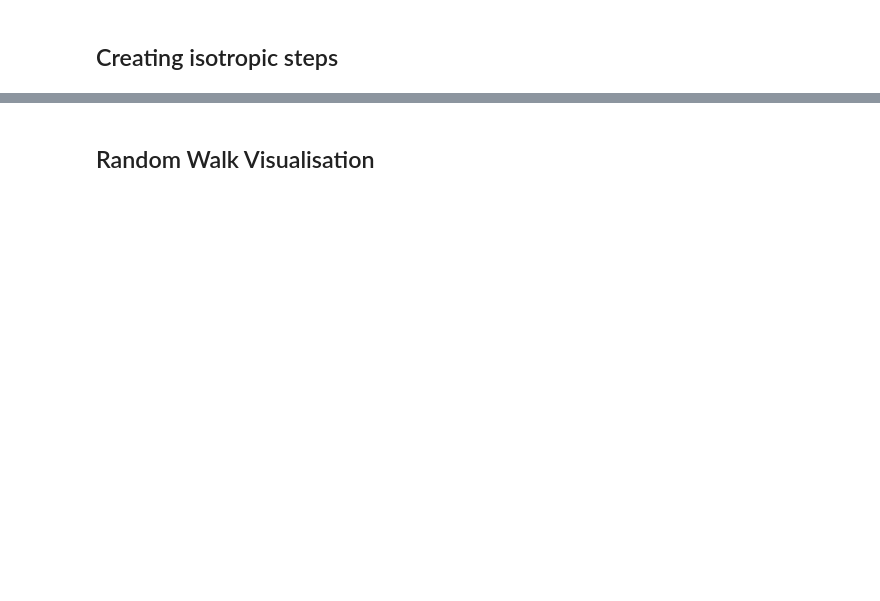
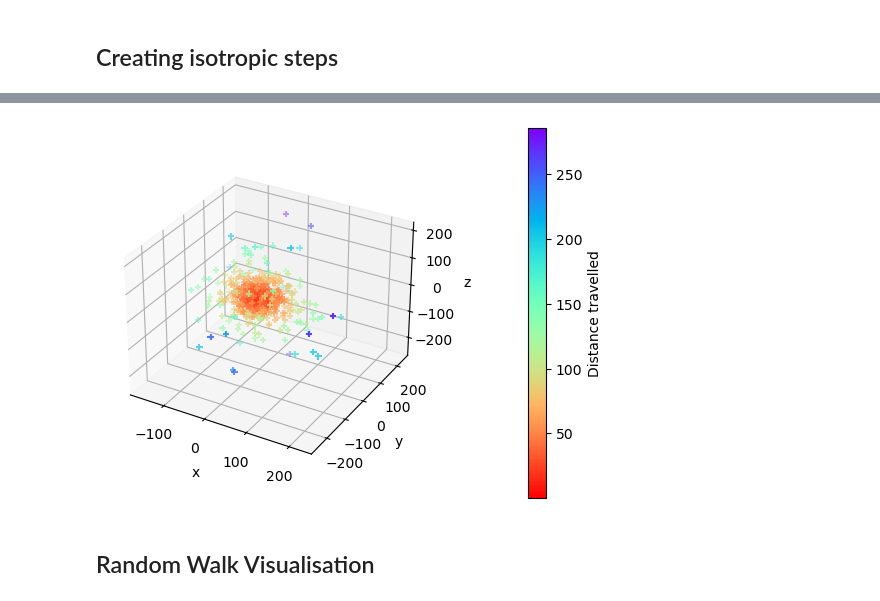
Before and after one commit to ellabeck03/Exploring_Monte_Carlo_Methods, a Jupyter notebook: project3_10841151.ipynb, the cells around one changed output, grey strips where cells are left out. Cells and saved outputs as stored; diff of their text form; code cells hidden in the pictures; blank space fills up the shorter version.

```diff
--- a/project3_10841151.ipynb
+++ b/project3_10841151.ipynb
@@ -301,16 +428,45 @@ fig = plt.figure()
 steps_graph = fig.add_subplot(111, projection = '3d')
 
 def isotropic_steps(mean_free_path, number_of_steps):
+    """
+    Generates a set number of isotropic steps with lengths distributed according to the exponential function exp(-x / lambda),
+    where lambda is the mean free path of a given material.
+
+    Parameters
+    ----------
+    mean_free_path : float
+        Corresponds to the mean free path of the given material.
+    number_of_steps : int
+        Determines the number of isotropic steps generated.
+
+    Returns
+    -------
+    x : array
+        An array of x-values of each vector.
+    y : array
+        An array of y-values of each vector.
+    z : array
+        An array of z-values of each vector.
+    vector_magnitude : array
+        Returns the magnitude of each vector.
+    theta : array
+        Returns an array of polar angles for each vector.
+    phi : array
+        Returns an array of azimuthal angles for each vector.
+    """
+
+    #finding the exponentially distributed distances from the 'sampling_exponential_distribution()' function
     distances = sampling_exponential_distribution(mean_free_path, number_of_steps)
-    x_coordinate, y_coordinate, z_coordinate, magnitudes = produce_unit_vectors(number_of_steps, distances)
 
-    return x_coordinate, y_coordinate, z_coordinate, magnitudes
+    #finding the (isotropically distributed) coordinates of each vector from the 'produce_unit_vectors()' function
+    x_coordinate, y_coordinate, z_coordinate, magnitudes, theta, phi = produce_unit_vectors(number_of_steps, distances)
 
-x, y, z, magnitudes = isotropic_steps(estimated_mean_free_path_water, 1000)
+    return x_coordinate, y_coordinate, z_coordinate, magnitudes, theta, phi
 
-# distances = sampling_exponential_distribution(estimated_mean_free_path_water, 1000)
-# x_coordinate, y_coordinate, z_coordinate, magnitudes = produce_unit_vectors(1000, distances)
+#generating 1000 isotropic steps
+x, y, z, magnitudes, theta, phi = isotropic_steps(estimated_mean_free_path_water, 1000)
 
+#plotting each step, color coordinated by distance travelled from the origin
 plot = steps_graph.scatter(x, y, z, c = magnitudes, marker = '+', cmap = 'rainbow_r')
 steps_graph.set_xlabel('x')
 steps_graph.set_ylabel('y')
@@ -324,3 +478,4 @@ plt.show()
+[figure, added]
 # %% [markdown]
 ## Random Walk Visualisation
 # %%
```
Also changed, not shown: parts of 12 cells of this notebook.
